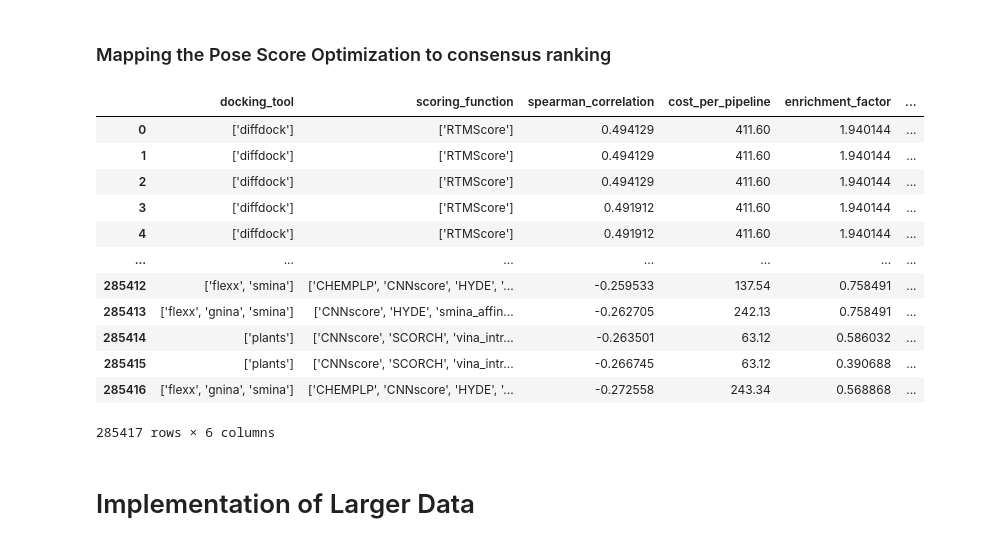
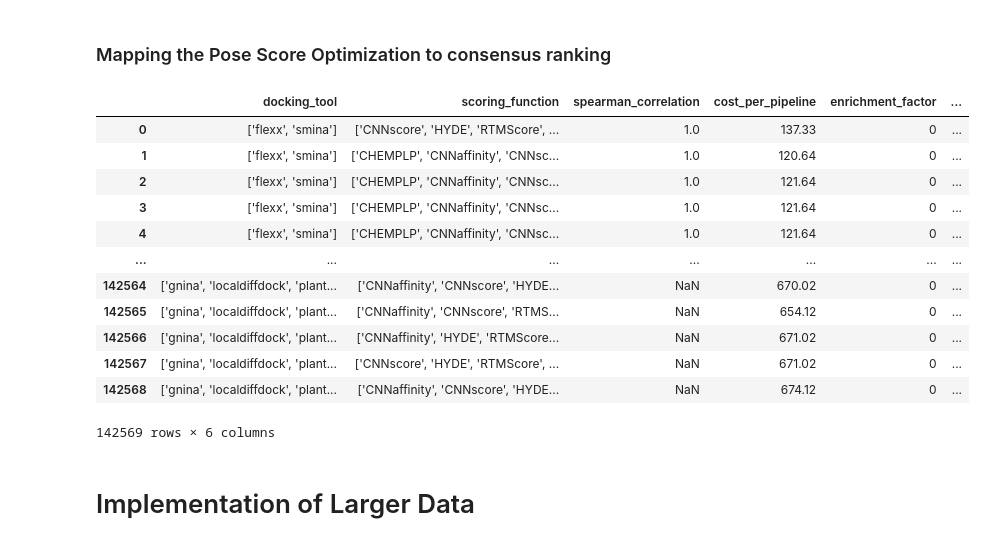
Before and after one commit to volkamerlab/MolDockLab, a Jupyter notebook: EGFR_pipeline.ipynb, the cells around one changed output. Drawn from its saved outputs; the diff is of its cells as text; code cells hidden in the pictures.

```diff
--- a/EGFR_pipeline.ipynb
+++ b/EGFR_pipeline.ipynb
@@ -22,13 +21,11 @@ reference_ligand = 'ref_ligand.pdb'
 # %%
 HERE = Path(_dh[-1])
-DATA = (HERE / "egfr_data")
-# Move input data (protein pdb, docking library and reference ligand) to data directory
+DATA = (HERE / "test_data")
 software = (HERE / "software")
 protein_file = (DATA  / protein_name)
 ligand_library = (DATA / ligand_library)
 ref_file = (DATA /  reference_ligand)
 
-print(ligand_library)
 
 OUTPUT = DATA / "results"
 OUTPUT.mkdir(exist_ok=True)
@@ -505,19 +481,19 @@ KeyboardInterrupt:
 # %% [markdown]
 ### Mapping the Pose Score Optimization to consensus ranking
 # %%
-corr_df = pd.read_csv(DATA / 'results/egfr_general/correlations_general/all_ranked.csv')
+corr_df = pd.read_csv(OUTPUT / f'correlations_general/all_ranked.csv')
 corr_df
 # %% [output]
 |  | docking_tool | scoring_function | spearman_correlation | cost_per_pipeline | enrichment_factor | ... |
-| 0 | ['diffdock'] | ['RTMScore'] | 0.494129 | 411.60 | 1.940144 | ... |
-| 1 | ['diffdock'] | ['RTMScore'] | 0.494129 | 411.60 | 1.940144 | ... |
-| 2 | ['diffdock'] | ['RTMScore'] | 0.494129 | 411.60 | 1.940144 | ... |
-| 3 | ['diffdock'] | ['RTMScore'] | 0.491912 | 411.60 | 1.940144 | ... |
-| 4 | ['diffdock'] | ['RTMScore'] | 0.491912 | 411.60 | 1.940144 | ... |
+| 0 | ['flexx', 'smina'] | ['CNNscore', 'HYDE', 'RTMScore', ... | 1.0 | 137.33 | 0 | ... |
+| 1 | ['flexx', 'smina'] | ['CHEMPLP', 'CNNaffinity', 'CNNsc... | 1.0 | 120.64 | 0 | ... |
+| 2 | ['flexx', 'smina'] | ['CHEMPLP', 'CNNaffinity', 'CNNsc... | 1.0 | 121.64 | 0 | ... |
+| 3 | ['flexx', 'smina'] | ['CHEMPLP', 'CNNaffinity', 'CNNsc... | 1.0 | 121.64 | 0 | ... |
+| 4 | ['flexx', 'smina'] | ['CHEMPLP', 'CNNaffinity', 'CNNsc... | 1.0 | 121.64 | 0 | ... |
 | ... | ... | ... | ... | ... | ... | ... |
-| 285412 | ['flexx', 'smina'] | ['CHEMPLP', 'CNNscore', 'HYDE', '... | -0.259533 | 137.54 | 0.758491 | ... |
-| 285413 | ['flexx', 'gnina', 'smina'] | ['CNNscore', 'HYDE', 'smina_affin... | -0.262705 | 242.13 | 0.758491 | ... |
-| 285414 | ['plants'] | ['CNNscore', 'SCORCH', 'vina_intr... | -0.263501 | 63.12 | 0.586032 | ... |
-| 285415 | ['plants'] | ['CNNscore', 'SCORCH', 'vina_intr... | -0.266745 | 63.12 | 0.390688 | ... |
-| 285416 | ['flexx', 'gnina', 'smina'] | ['CHEMPLP', 'CNNscore', 'HYDE', '... | -0.272558 | 243.34 | 0.568868 | ... |
+| 142564 | ['gnina', 'localdiffdock', 'plant... | ['CNNaffinity', 'CNNscore', 'HYDE... | NaN | 670.02 | 0 | ... |
+| 142565 | ['gnina', 'localdiffdock', 'plant... | ['CNNaffinity', 'CNNscore', 'RTMS... | NaN | 654.12 | 0 | ... |
+| 142566 | ['gnina', 'localdiffdock', 'plant... | ['CNNaffinity', 'HYDE', 'RTMScore... | NaN | 671.02 | 0 | ... |
+| 142567 | ['gnina', 'localdiffdock', 'plant... | ['CNNscore', 'HYDE', 'RTMScore', ... | NaN | 671.02 | 0 | ... |
+| 142568 | ['gnina', 'localdiffdock', 'plant... | ['CNNaffinity', 'CNNscore', 'HYDE... | NaN | 674.12 | 0 | ... |
-285417 rows × 6 columns
+142569 rows × 6 columns
```
Also changed, not shown: parts of 21 cells of this notebook, 7 other files.
